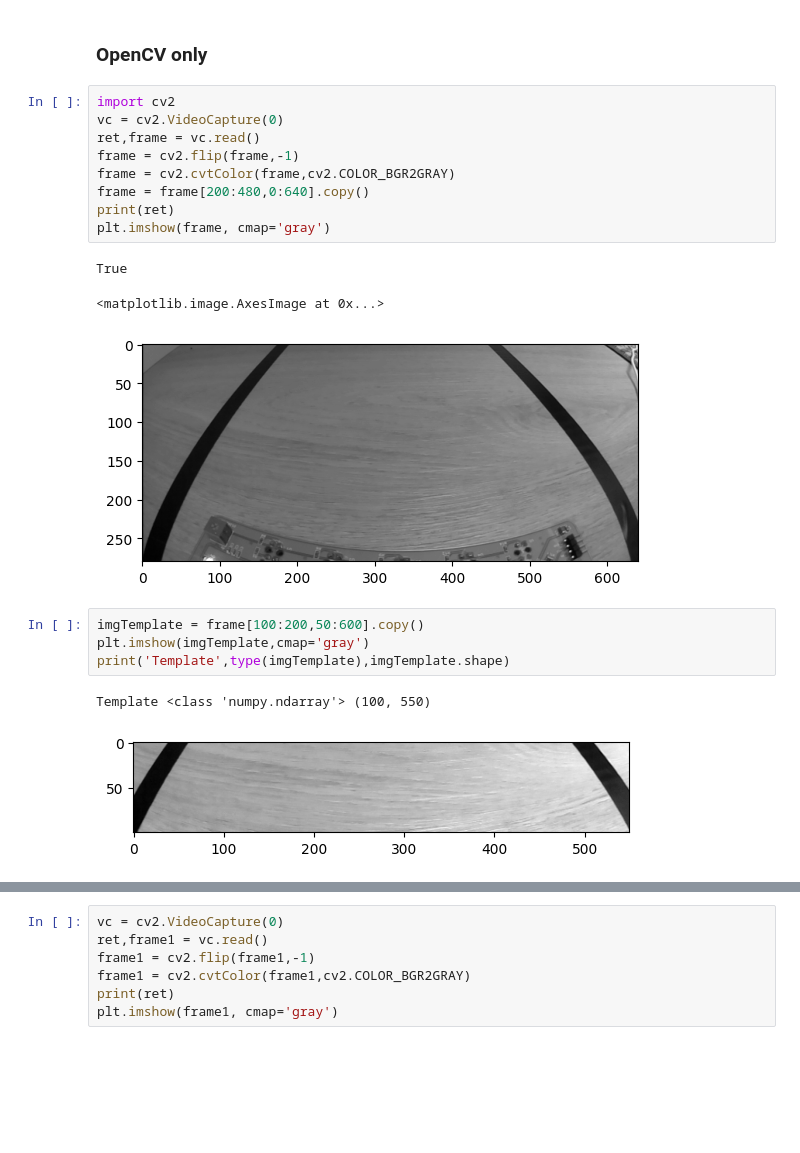
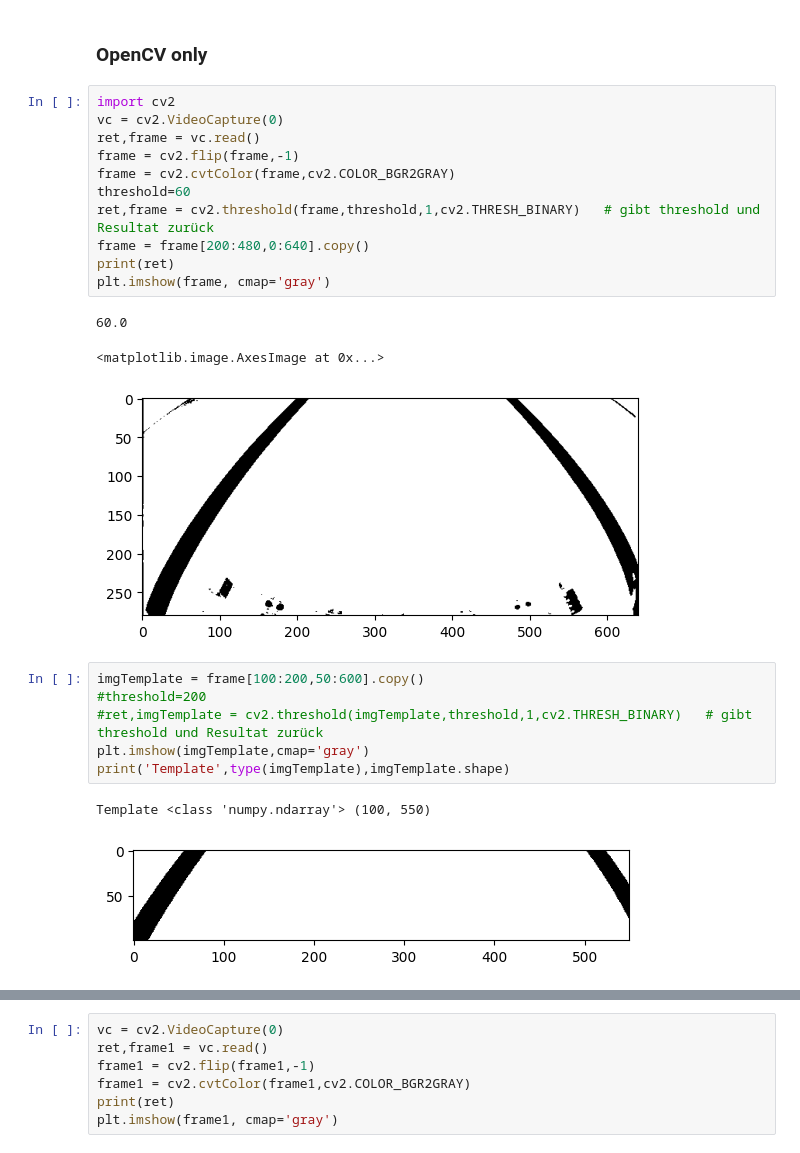
Before and after one commit to beckaelmicher/C2C, a Jupyter notebook: camera_experiment.ipynb, the cells around one changed output, grey strips where cells are left out. Cells and saved outputs as stored; diff of their text form; blank space fills up the shorter version.

```diff
--- a/camera_experiment.ipynb
+++ b/camera_experiment.ipynb
@@ -129,23 +129,27 @@ cam.release()
 # %%
 import cv2
 vc = cv2.VideoCapture(0)
 ret,frame = vc.read()
 frame = cv2.flip(frame,-1)
 frame = cv2.cvtColor(frame,cv2.COLOR_BGR2GRAY)
+threshold=60
+ret,frame = cv2.threshold(frame,threshold,1,cv2.THRESH_BINARY)   # gibt threshold und Resultat zurück
 frame = frame[200:480,0:640].copy()
 print(ret)
 plt.imshow(frame, cmap='gray')
 # %% [output]
-True
+60.0
 <matplotlib.image.AxesImage at 0x...>
-[figure, old version]
+[figure, new version]
 # %%
 imgTemplate = frame[100:200,50:600].copy()
+#threshold=200
+#ret,imgTemplate = cv2.threshold(imgTemplate,threshold,1,cv2.THRESH_BINARY)   # gibt threshold und Resultat zurück
 plt.imshow(imgTemplate,cmap='gray')
 print('Template',type(imgTemplate),imgTemplate.shape)
 # %% [output]
 Template <class 'numpy.ndarray'> (100, 550)
-[figure, old version]
+[figure, new version]
 # %%
 res = cv2.matchTemplate( frame, # Auszuwertendes Bild (NumPy-Array)
     imgTemplate,
```
Also changed, not shown: parts of 1 cell of this notebook, 2 other files.
